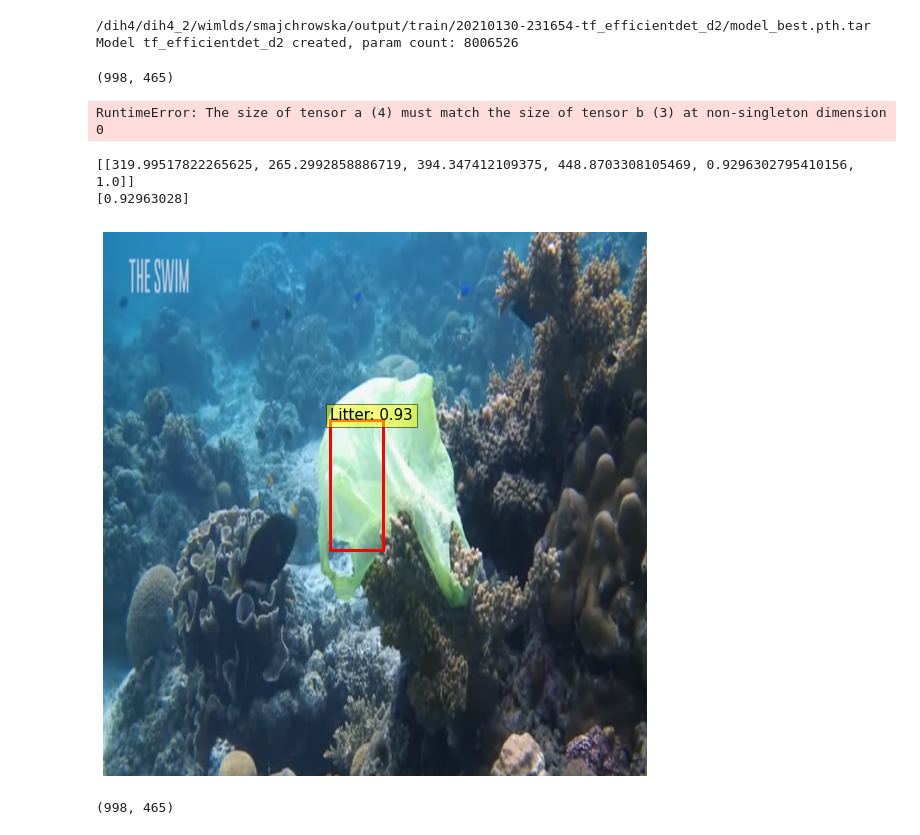
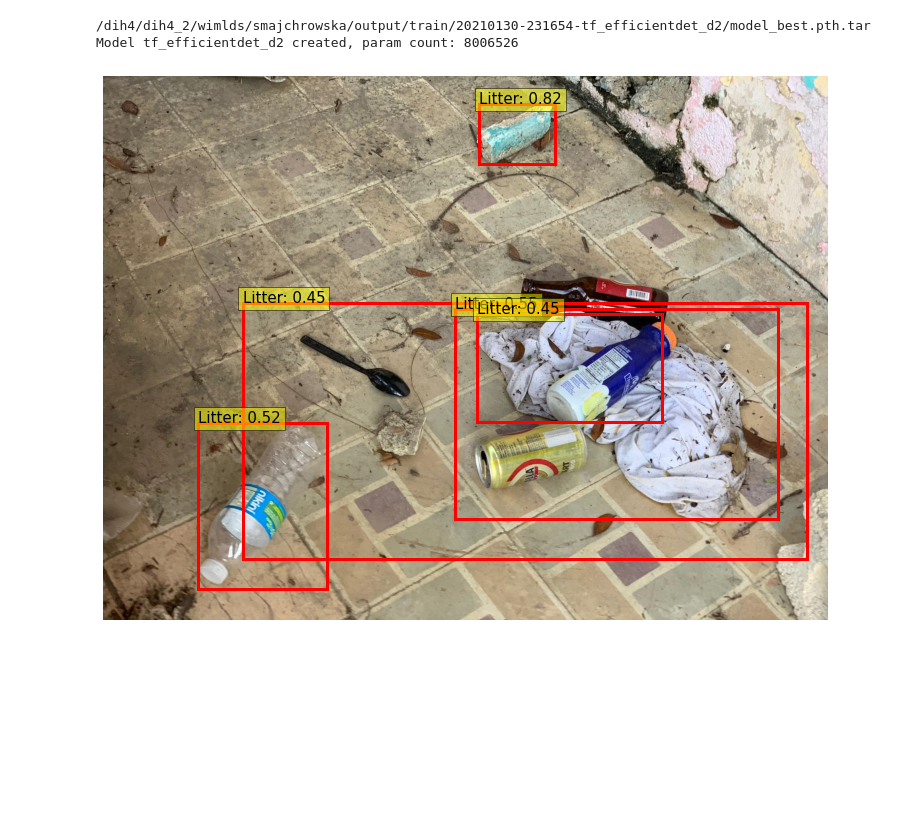
Before and after one commit to wimlds-trojmiasto/detect-waste, a Jupyter notebook: efficientdet/notebooks/visualize_bboxes.ipynb, the cells around one changed output. Drawn from its saved outputs; the diff is of its cells as text; code cells hidden in the pictures; blank space fills up the shorter version.

```diff
--- a/efficientdet/notebooks/visualize_bboxes.ipynb
+++ b/efficientdet/notebooks/visualize_bboxes.ipynb
@@ -100,7 +100,7 @@ visualize(image, bbox, category_id, category_id_to_name)
 
 # Set parameters
 TYPE = 'Multi'
-threshold = .5  # set threshold for probability
+threshold = .4  # set threshold for probability
 # %%
 import sys
 # add modules from efficiendet path
@@ -187,7 +187,7 @@ elif TYPE == 'Multi':
     img_name = '/dih4/dih4_2/wimlds/data/all_detect_images/batch_8/000037.jpg' # glass
     img_name = '/dih4/dih4_2/wimlds/data/all_detect_images/batch_14/000081.jpg' # glass
     img_name = '/dih4/dih4_2/wimlds/data/all_detect_images/dumped/99toMesVaOHKd8lOIZBVKS1MDPlXSPkTmdijxfiO.jpeg' # wszystko
-    img_name = '/dih4/dih4_2/wimlds/smajchrowska/test/100.png' # wszystko
+    # img_name = 'https://www.fyidenmark.com/images/denmark-litter.jpg'
 elif TYPE == 'drink-waste':
     # drink-waste
     img_name = '/dih4/dih4_2/wimlds/data/drinking-waste/YOLO_imgs/mix5.jpg'
@@ -208,40 +208,39 @@ elif TYPE == 'icra_coco':
     img_name = '/dih4/dih4_2/wimlds/data/trash_icra/trash_ICRA19/dataset/val/obj0029_frame0000025.jpg'
 # %%
 # read an image
-im = Image.open(img_name)
-print(im.size)
+if img_name.startswith('https'):
+    import requests
+    im = Image.open(requests.get(img_name, stream=True).raw).convert('RGB')
+else:
+    im = Image.open(img_name).convert('RGB')
+
 # mean-std normalize the input image (batch-size: 1)
 img = transform(im).unsqueeze(0)
 
 # propagate through the model
 outputs = bench(img)
-# %% [output]
-(998, 465)
-RuntimeError: The size of tensor a (4) must match the size of tensor b (3) at non-singleton dimension 0
 # %%
 plt.figure(figsize=(16,10))
-imga = im.resize((768, 768), Image.ANTIALIAS)
-plt.imshow(imga)
+#imga = im.resize((768, 768), Image.ANTIALIAS)
+plt.imshow(im)
+w, h = im.size
 ax = plt.gca()
-# convert boxes from [0; 1] to image scales
-# bboxes_scaled = rescale_bboxes(outputs[0,:,0:4], imga.size)
-print(outputs[0,outputs[0,:,4] > threshold].tolist())
-for i in outputs[0,outputs[0,:,4] > threshold].tolist():
+
+for i in outputs[0, outputs[0, :, 4] > threshold].tolist():
+    scale_w = w/768
+    scale_h = h/768
+    i[0] *= scale_w
+    i[1] *= scale_h
+    i[2] *= scale_w
+    i[3] *= scale_h
     p = np.array(i[4:-1])
-    print(p)
     ax.add_patch(plt.Rectangle((i[0], i[1]), i[2] - i[0], i[3] - i[1],
                                    fill=False, color='r', linewidth=3))
     cl = int(i[-1])-1
     text = f'{CLASSES[cl]}: {p[0]:0.2f}'
     ax.text(i[0], i[1], text, fontsize=15,
             bbox=dict(facecolor='yellow', alpha=0.5))
 plt.axis('off')
 plt.show()
 # %% [output]
-[[319.99517822265625, 265.2992858886719, 394.347412109375, 448.8703308105469, 0.9296302795410156, 1.0]]
-[0.92963028]
-[figure, old version]
+[figure, new version]
-# %%
-im.size
-# %% [output]
-(998, 465)
```
Also changed, not shown: parts of 2 cells of this notebook.
